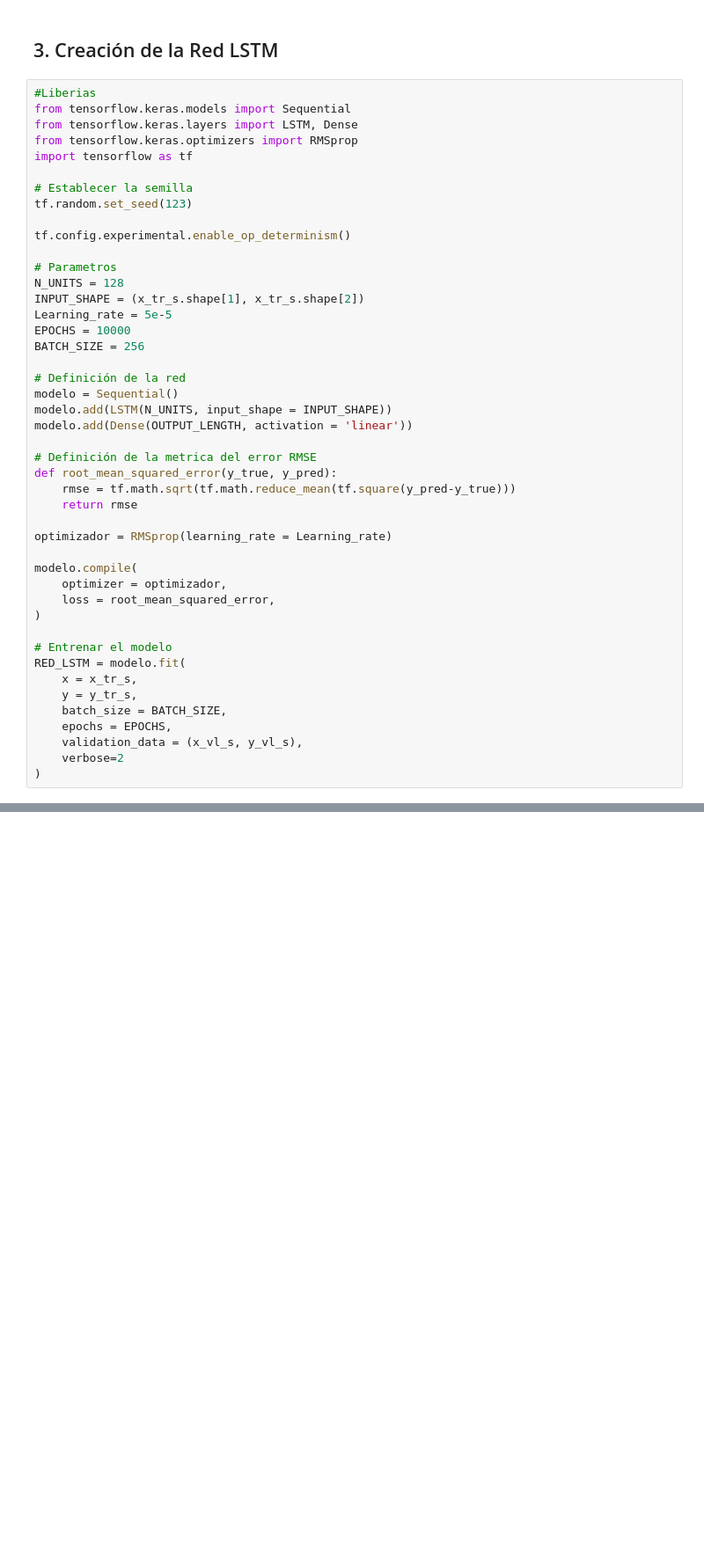
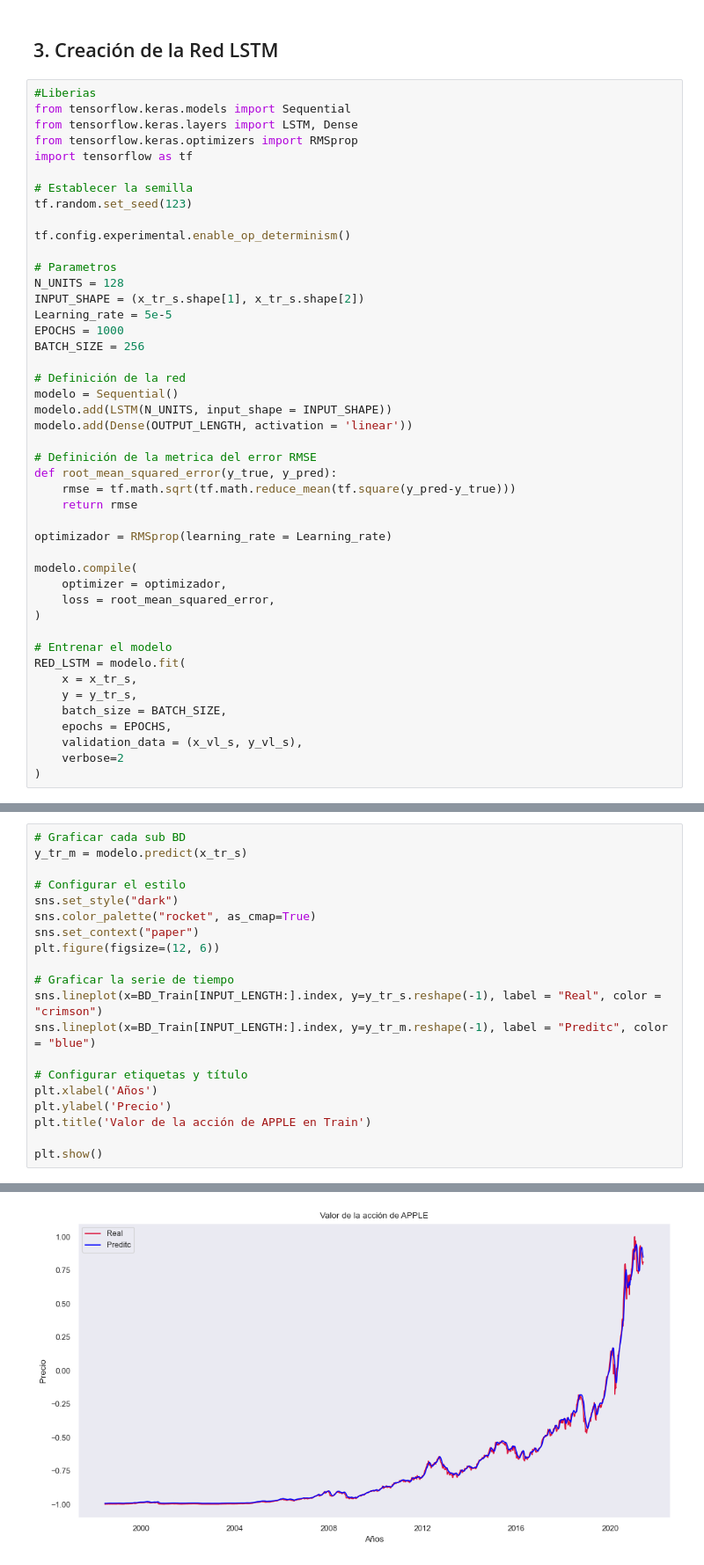
Before and after one commit to Sebastian009/USA_514_Stocks_Prices_NASDAQ_NYSE, a Jupyter notebook: codigo.IPYNB, the cells around one changed output, grey strips where cells are left out. Shown at 88% size. Saved outputs shown, nothing was run; the diff lists cells and outputs as text; blank space fills up the shorter version.

```diff
--- a/codigo.IPYNB
+++ b/codigo.IPYNB
@@ -238,7 +246,7 @@ tf.config.experimental.enable_op_determinism()
 N_UNITS = 128
 INPUT_SHAPE = (x_tr_s.shape[1], x_tr_s.shape[2])
 Learning_rate = 5e-5
-EPOCHS = 10000
+EPOCHS = 1000
 BATCH_SIZE = 256
 
 # Definición de la red
@@ -303,0 +311,21 @@ Comparativo desempeños:
+# %%
+# Graficar cada sub BD
+y_tr_m = modelo.predict(x_tr_s)
+
+# Configurar el estilo
+sns.set_style("dark")
+sns.color_palette("rocket", as_cmap=True)
+sns.set_context("paper")
+plt.figure(figsize=(12, 6))
+
+# Graficar la serie de tiempo
+sns.lineplot(x=BD_Train[INPUT_LENGTH:].index, y=y_tr_s.reshape(-1), label = "Real", color = "crimson")
+sns.lineplot(x=BD_Train[INPUT_LENGTH:].index, y=y_tr_m.reshape(-1), label = "Preditc", color = "blue")
+
+# Configurar etiquetas y título
+plt.xlabel('Años')
+plt.ylabel('Precio')
+plt.title('Valor de la acción de APPLE en Train')
+
+plt.show()
+# %% [output]
@@ -303,0 +337 @@ Comparativo desempeños:
+[figure, added]
```
Also changed, not shown: parts of 8 cells of this notebook.
